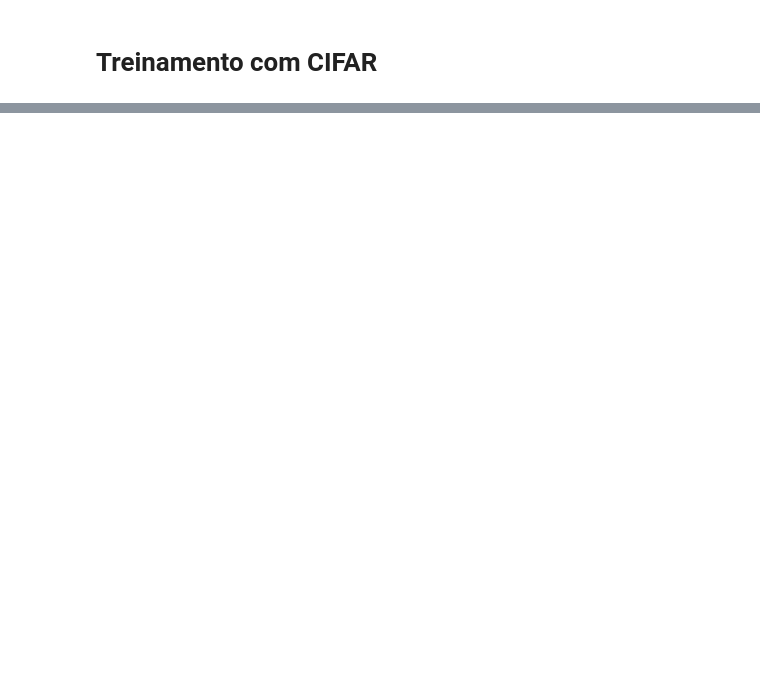
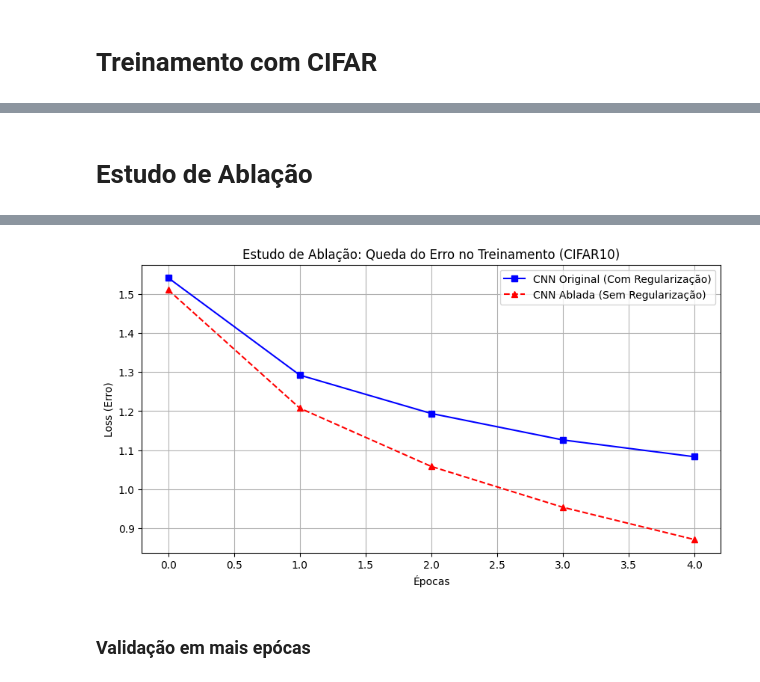
Before and after one commit to MateusRiba/APS-DeepLearning, a Jupyter notebook: notebooks/cnnTreino.ipynb, the cells around one changed output, grey strips where cells are left out. Drawn from its saved outputs; the diff is of its cells as text; code cells hidden in the pictures; blank space fills up the shorter version.

Commit message:
Estudo de Ablação

```diff
--- a/notebooks/cnnTreino.ipynb
+++ b/notebooks/cnnTreino.ipynb
@@ -181,0 +182,57 @@ Acurácia da minha CNN no CIFAR10: 66.34%
+# %% [markdown]
+# Estudo de Ablação
+# %%
+import sys
+sys.path.append('../src')
+
+from model import CNN_Ablada #
+import torch
+import torch.optim as optim
+import matplotlib.pyplot as plt
+
+# é nescessário redefinir o device para caso seja rodado isoladamente
+device = torch.device("cuda" if torch.cuda.is_available() else "cpu")
+print(f"Rodando na: {device}")
+
+print("Iniciando Estudo de Ablação no CIFAR10 (Sem Dropout e sem BatchNorm)...")
+
+# Instancia o modelo ablado
+modelo_ablado = CNN_Ablada(num_canais=3, num_classes=10).to(device)
+optimizer_ablado = optim.Adam(modelo_ablado.parameters(), lr=0.001)
+
+historico_loss_ablada = []
+modelo_ablado.train()
+
+for epoch in range(epocas_cifar):
+    loss_acumulada = 0.0
+    for inputs, labels in trainloader_cifar:
+        inputs, labels = inputs.to(device), labels.to(device)
+
+        optimizer_ablado.zero_grad()
+        outputs = modelo_ablado(inputs)
+        loss = criterion(outputs, labels)
+
+        loss.backward()
+        optimizer_ablado.step()
+        loss_acumulada += loss.item()
+
+    loss_media = loss_acumulada / len(trainloader_cifar)
+    historico_loss_ablada.append(loss_media)
+    print(f"Época {epoch+1}/{epocas_cifar} [Ablada] - Loss: {loss_media:.4f}")
+
+# Testando a acurácia do modelo ablado
+acc_ablada = calcula_acuracia(modelo_ablado, testloader_cifar)
+print(f"Acurácia da CNN Ablada (sem regularização) no CIFAR10: {acc_ablada:.2f}%")
+print(f"Acurácia da CNN Original no CIFAR10: {acc_cifar:.2f}%")
+
+# Gráfico de comparação (DESAFIO DA ABLAÇÃO)
+plt.figure(figsize=(10,5))
+plt.plot(historico_loss_cifar, marker='s', color='blue', label='CNN Original (Com Regularização)')
+plt.plot(historico_loss_ablada, marker='^', color='red', linestyle='--', label='CNN Ablada (Sem Regularização)')
+plt.title('Estudo de Ablação: Queda do Erro no Treinamento (CIFAR10)')
+plt.xlabel('Épocas')
+plt.ylabel('Loss (Erro)')
+plt.legend()
+plt.grid(True)
+plt.show()
+# %% [output]
@@ -181,0 +248,3 @@ Acurácia da minha CNN no CIFAR10: 66.34%
+[figure, added]
+# %% [markdown]
+### Validação em mais epócas
```
Also changed, not shown: parts of 7 cells of this notebook, 2 other files.
